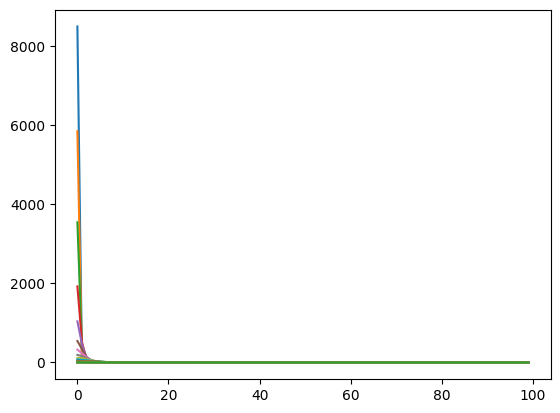
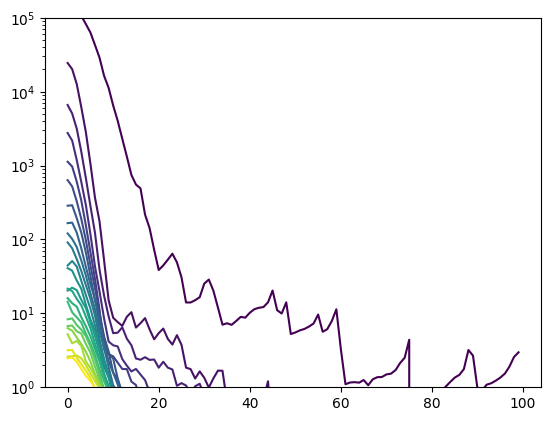
The notebook cell's code change between the first figure and the second:
--- before
+++ after
@@ -1,3 +1,10 @@
+import matplotlib as mpl
+n_lines = len(data_r_dose)
+cmap = mpl.colormaps['viridis']           # choose any colormap you like
+colors = cmap(np.linspace(0, 1, n_lines))
+
 for i in range(len(data_r_dose)):
-    plt.plot(data_r_dose[i])
+    plt.plot(data_r_dose[i], color=colors[i])
+    plt.ylim(1e0, 1e5)
+plt.yscale("log")
 plt.show()

Commit: update before moving to ares